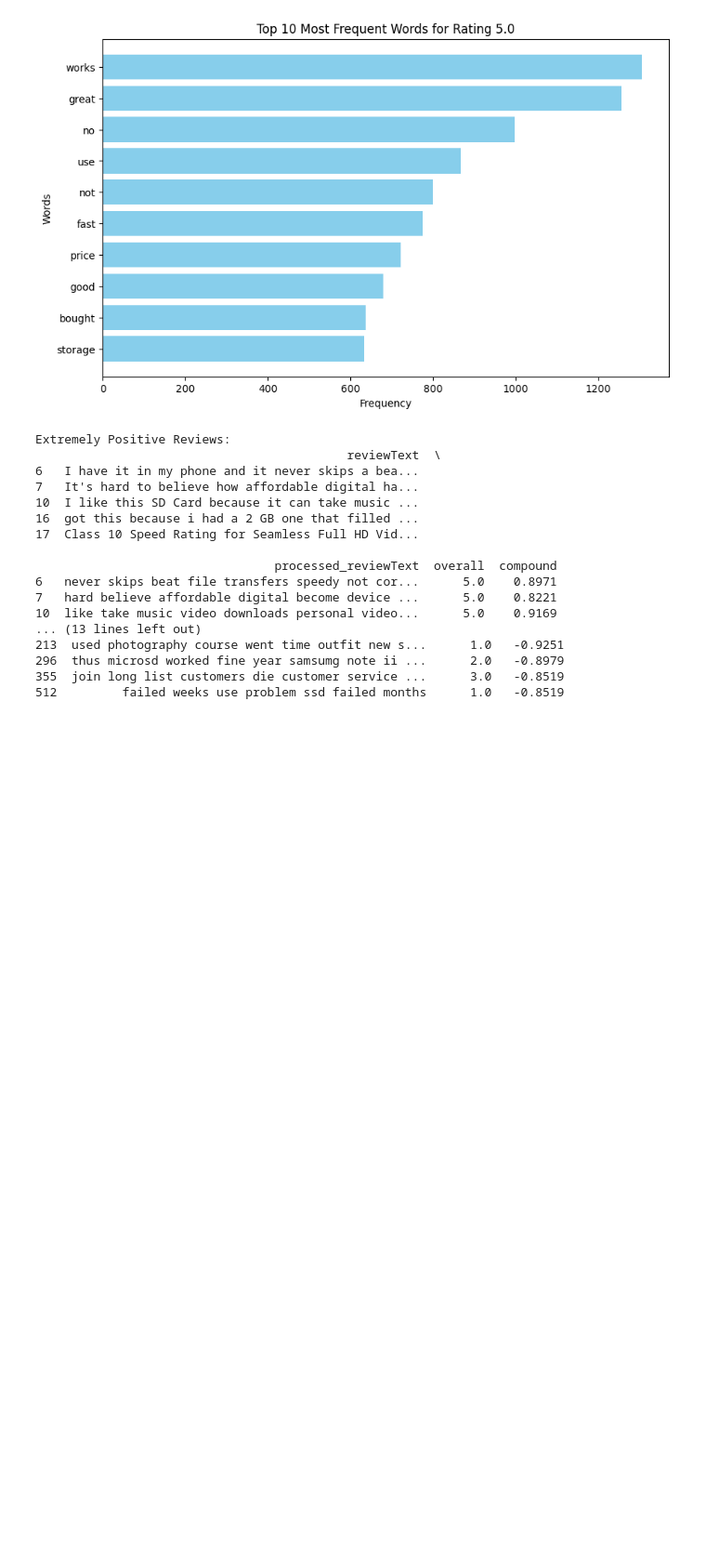
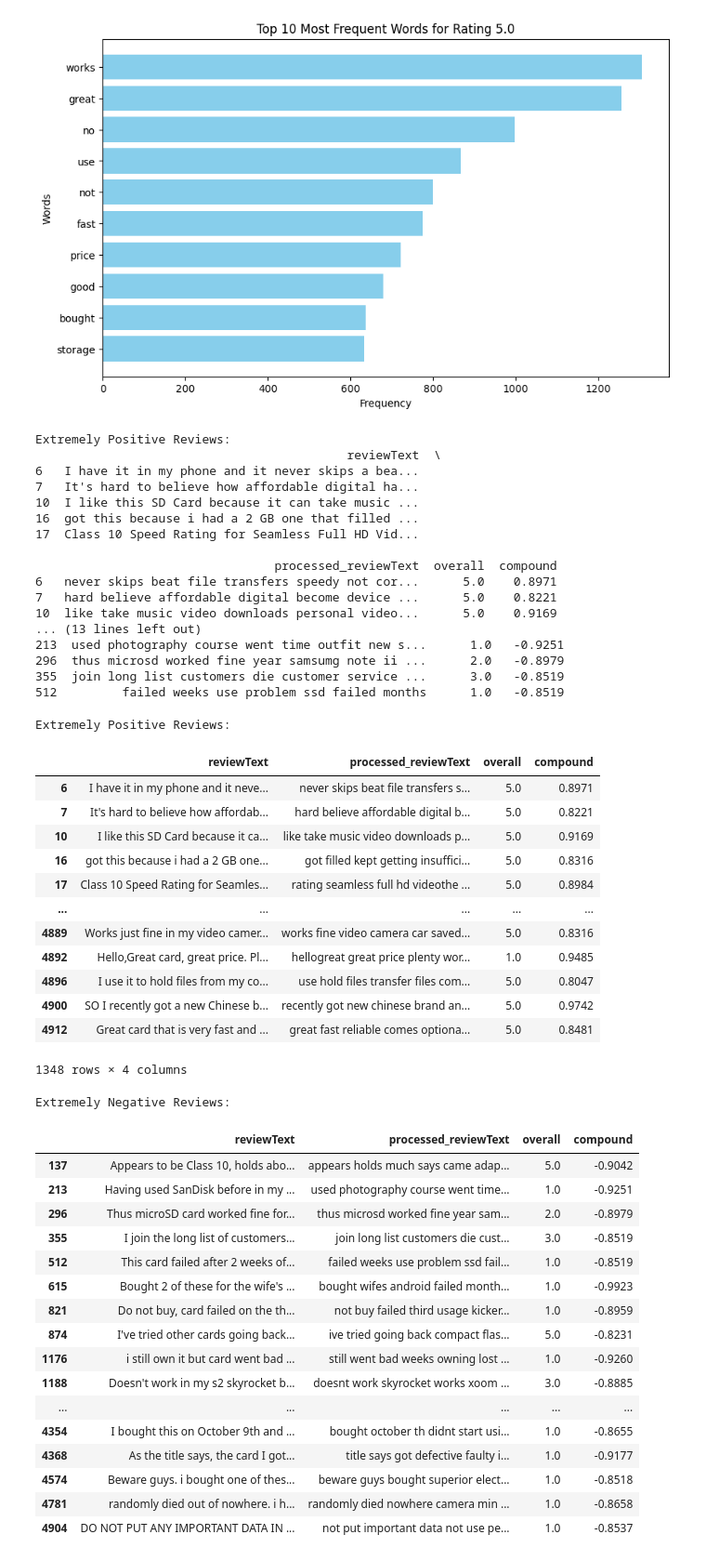
Before and after one commit to awhitehouse1/DS4002-Project-1, a Jupyter notebook: Vader.ipynb, the cells around one changed output. Shown at 93% size. Cells and saved outputs as stored; diff of their text form; code cells hidden in the pictures; blank space fills up the shorter version.

```diff
--- a/Vader.ipynb
+++ b/Vader.ipynb
@@ -789,3 +789,56 @@ Extremely Positive Reviews:
 296  thus microsd worked fine year samsumg note ii ...      2.0   -0.8979
 355  join long list customers die customer service ...      3.0   -0.8519
 512         failed weeks use problem ssd failed months      1.0   -0.8519
+# %%
+import pandas as pd
+from IPython.display import display
+
+# Define thresholds for extreme scores
+positive_threshold = 0.8  # Adjust this to your preference for extreme positivity
+negative_threshold = -0.8  # Adjust this to your preference for extreme negativity
+
+# Filter for extremely positive reviews
+extremely_positive_reviews = df[(df['compound'] >= positive_threshold)][['reviewText', 'processed_reviewText', 'overall', 'compound']]
+
+# Filter for extremely negative reviews
+extremely_negative_reviews = df[(df['compound'] <= negative_threshold)][['reviewText', 'processed_reviewText', 'overall', 'compound']]
+
+# Display the results in a table format
+print("Extremely Positive Reviews:")
+display(extremely_positive_reviews)
+
+print("\nExtremely Negative Reviews:")
+display(extremely_negative_reviews)
+# %% [output]
+Extremely Positive Reviews:
+|  | reviewText | processed_reviewText | overall | compound |
+| 6 | I have it in my phone and it neve... | never skips beat file transfers s... | 5.0 | 0.8971 |
+| 7 | It's hard to believe how affordab... | hard believe affordable digital b... | 5.0 | 0.8221 |
+| 10 | I like this SD Card because it ca... | like take music video downloads p... | 5.0 | 0.9169 |
+| 16 | got this because i had a 2 GB one... | got filled kept getting insuffici... | 5.0 | 0.8316 |
+| 17 | Class 10 Speed Rating for Seamles... | rating seamless full hd videothe ... | 5.0 | 0.8984 |
+| ... | ... | ... | ... | ... |
+| 4889 | Works just fine in my video camer... | works fine video camera car saved... | 5.0 | 0.8316 |
+| 4892 | Hello,Great card, great price. Pl... | hellogreat great price plenty wor... | 1.0 | 0.9485 |
+| 4896 | I use it to hold files from my co... | use hold files transfer files com... | 5.0 | 0.8047 |
+| 4900 | SO I recently got a new Chinese b... | recently got new chinese brand an... | 5.0 | 0.9742 |
+| 4912 | Great card that is very fast and ... | great fast reliable comes optiona... | 5.0 | 0.8481 |
+1348 rows × 4 columns
+Extremely Negative Reviews:
+|  | reviewText | processed_reviewText | overall | compound |
+| 137 | Appears to be Class 10, holds abo... | appears holds much says came adap... | 5.0 | -0.9042 |
+| 213 | Having used SanDisk before in my ... | used photography course went time... | 1.0 | -0.9251 |
+| 296 | Thus microSD card worked fine for... | thus microsd worked fine year sam... | 2.0 | -0.8979 |
+| 355 | I join the long list of customers... | join long list customers die cust... | 3.0 | -0.8519 |
+| 512 | This card failed after 2 weeks of... | failed weeks use problem ssd fail... | 1.0 | -0.8519 |
+| 615 | Bought 2 of these for the wife's ... | bought wifes android failed month... | 1.0 | -0.9923 |
+| 821 | Do not buy, card failed on the th... | not buy failed third usage kicker... | 1.0 | -0.8959 |
+| 874 | I've tried other cards going back... | ive tried going back compact flas... | 5.0 | -0.8231 |
+| 1176 | i still own it but card went bad ... | still went bad weeks owning lost ... | 1.0 | -0.9260 |
+| 1188 | Doesn't work in my s2 skyrocket b... | doesnt work skyrocket works xoom ... | 3.0 | -0.8885 |
+| ... | ... | ... | ... | ... |
+| 4354 | I bought this on October 9th and ... | bought october th didnt start usi... | 1.0 | -0.8655 |
+| 4368 | As the title says, the card I got... | title says got defective faulty i... | 1.0 | -0.9177 |
+| 4574 | Beware guys. i bought one of thes... | beware guys bought superior elect... | 1.0 | -0.8518 |
+| 4781 | randomly died out of nowhere. i h... | randomly died nowhere camera min ... | 1.0 | -0.8658 |
+| 4904 | DO NOT PUT ANY IMPORTANT DATA IN ... | not put important data not use pe... | 1.0 | -0.8537 |
```
Also changed, not shown: parts of 1 cell of this notebook.
